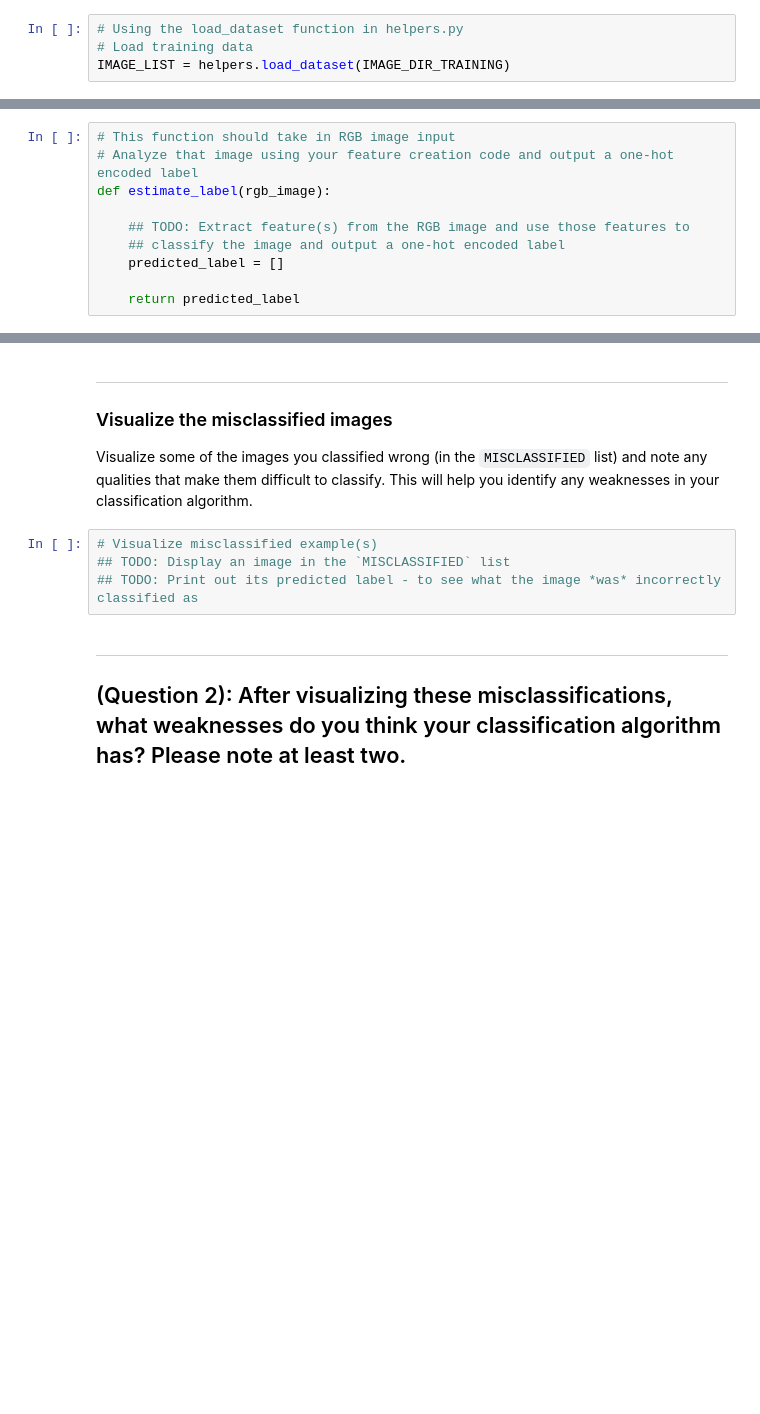
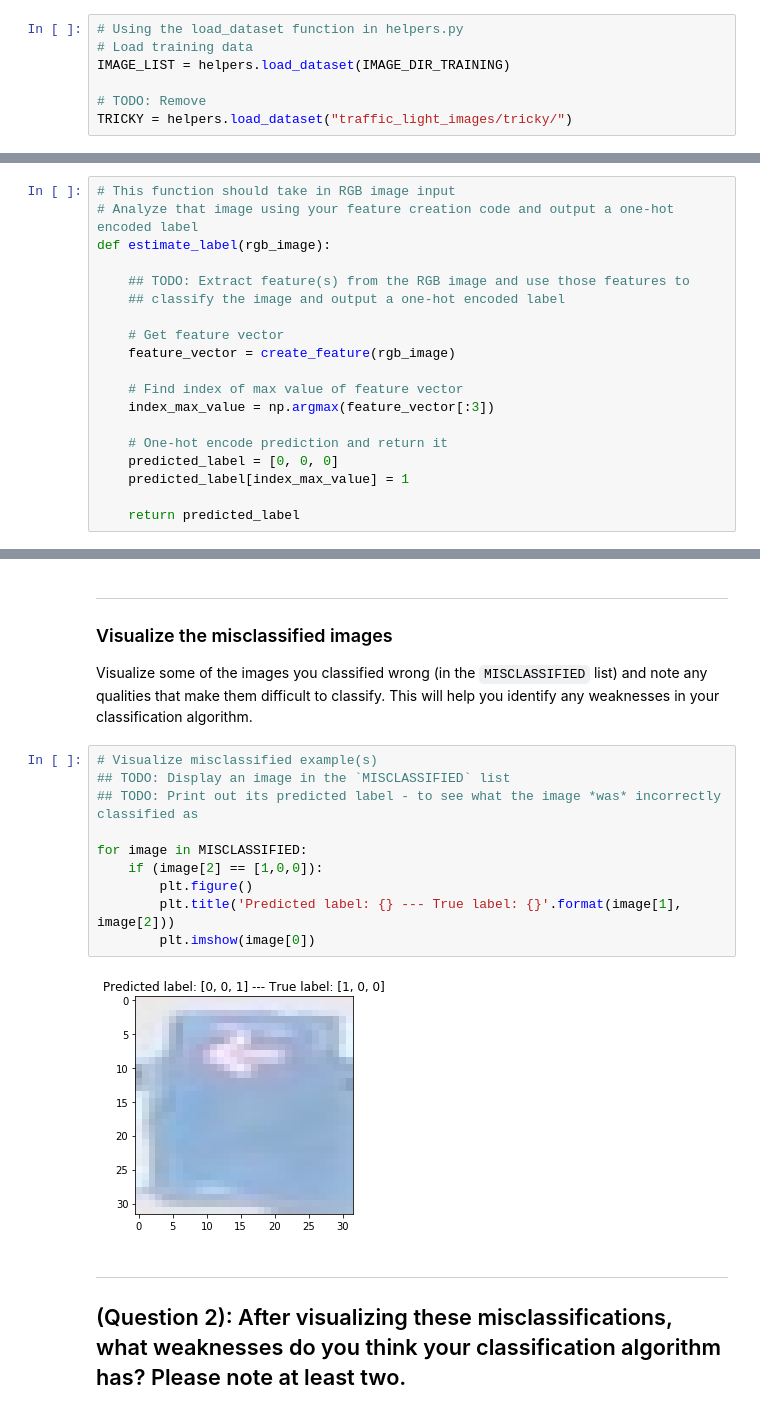
Before and after one commit to manocormen/traffic-light-classifier, a Jupyter notebook: Traffic_Light_Classifier.ipynb, the cells around one changed output, grey strips where cells are left out. Drawn from its saved outputs; the diff is of its cells as text; blank space fills up the shorter version.

Commit message:
Tune parameters: 97.3% accuracy, but 1 red misclassified as green

```diff
--- a/Traffic_Light_Classifier.ipynb
+++ b/Traffic_Light_Classifier.ipynb
@@ -89,6 +89,9 @@ For example, the first image-label pair in `IMAGE_LIST` can be accessed by index
 # Using the load_dataset function in helpers.py
 # Load training data
 IMAGE_LIST = helpers.load_dataset(IMAGE_DIR_TRAINING)
+
+# TODO: Remove
+TRICKY = helpers.load_dataset("traffic_light_images/tricky/")
 # %% [markdown]
 ## Visualize the Data
 
@@ -514,7 +553,16 @@ def estimate_label(rgb_image):
 
     ## TODO: Extract feature(s) from the RGB image and use those features to
     ## classify the image and output a one-hot encoded label
-    predicted_label = []
+
+    # Get feature vector
+    feature_vector = create_feature(rgb_image)
+
+    # Find index of max value of feature vector
+    index_max_value = np.argmax(feature_vector[:3])
+
+    # One-hot encode prediction and return it
+    predicted_label = [0, 0, 0]
+    predicted_label[index_max_value] = 1
 
     return predicted_label
 # %% [markdown]
@@ -594,7 +645,15 @@ Visualize some of the images you classified wrong (in the `MISCLASSIFIED` list)
 # %%
 # Visualize misclassified example(s)
 ## TODO: Display an image in the `MISCLASSIFIED` list
 ## TODO: Print out its predicted label - to see what the image *was* incorrectly classified as
+
+for image in MISCLASSIFIED:
+    if (image[2] == [1,0,0]):
+        plt.figure()
+        plt.title('Predicted label: {} --- True label: {}'.format(image[1], image[2]))
+        plt.imshow(image[0])
+# %% [output]
+[figure, added]
 # %% [markdown]
 ---
 <a id='question2'></a>
```
Also changed, not shown: parts of 9 cells of this notebook, 1 other file.
